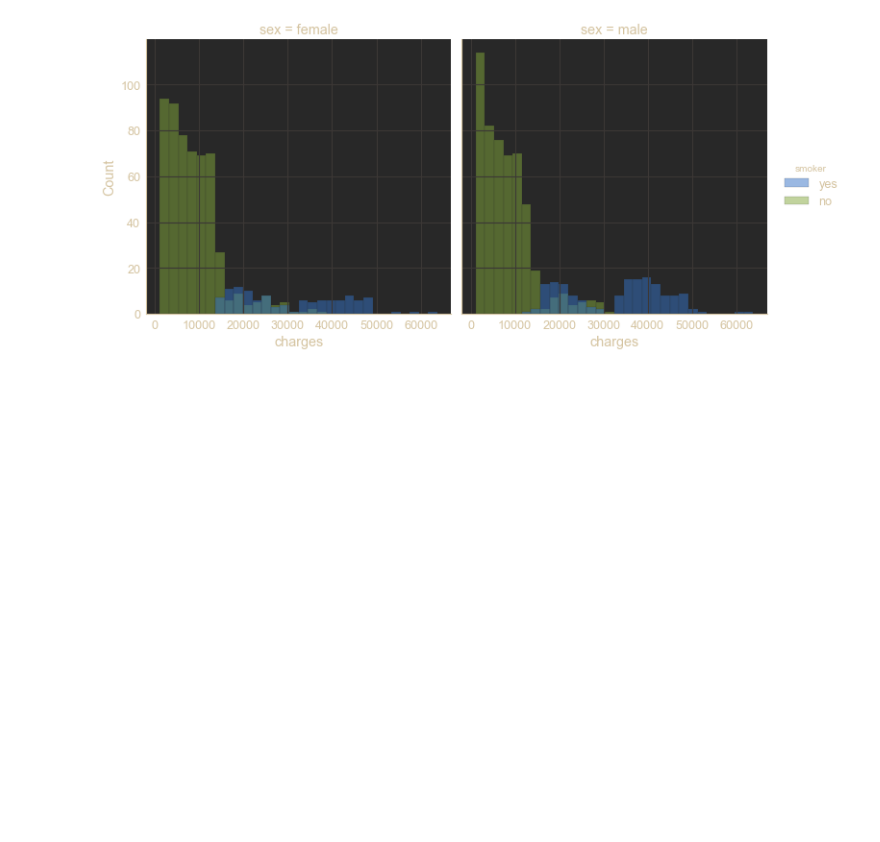
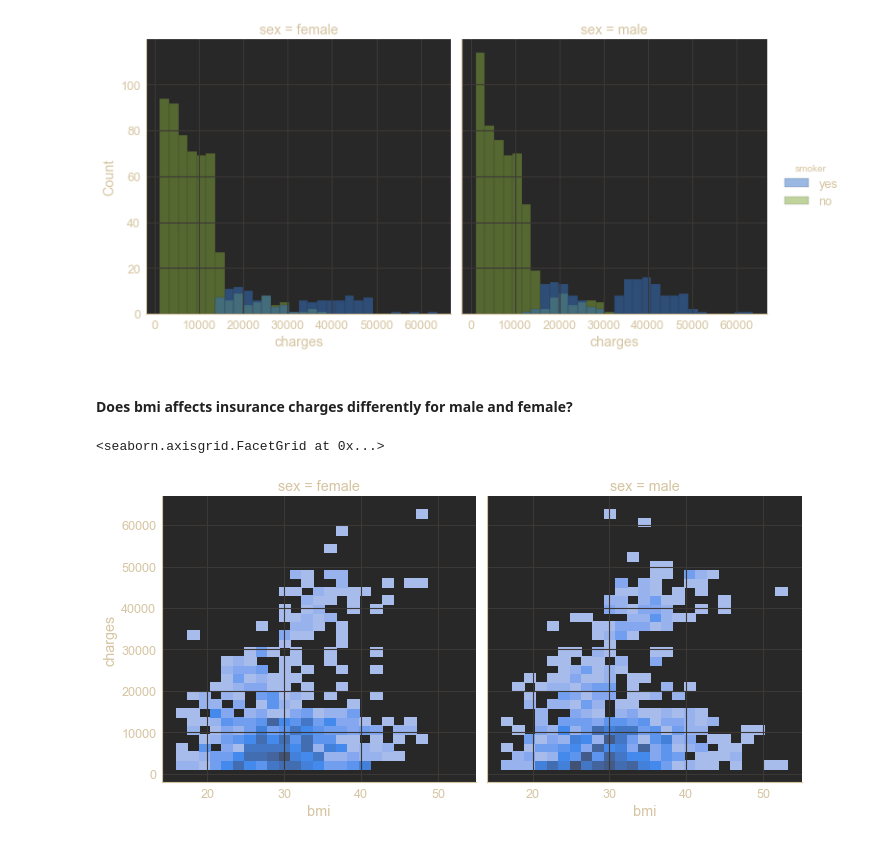
Before and after one commit to barnwalp/machine_learning, a Jupyter notebook: Visualization/insurance_visualization.ipynb, the cells around one changed output. Cells and saved outputs as stored; diff of their text form; code cells hidden in the pictures; blank space fills up the shorter version.

```diff
--- a/Visualization/insurance_visualization.ipynb
+++ b/Visualization/insurance_visualization.ipynb
@@ -52,3 +79,10 @@ sns.displot(data=df, x='charges', hue='smoker', col='sex')
 # %% [output]
 <seaborn.axisgrid.FacetGrid at 0x...>
 [figure]
+# %% [markdown]
+#### Does bmi affects insurance charges differently for male and female?
+# %%
+sns.displot(data=df, x='bmi', y='charges', col='sex')
+# %% [output]
+<seaborn.axisgrid.FacetGrid at 0x...>
+[figure, added]
```
Also changed, not shown: parts of 11 cells of this notebook.
